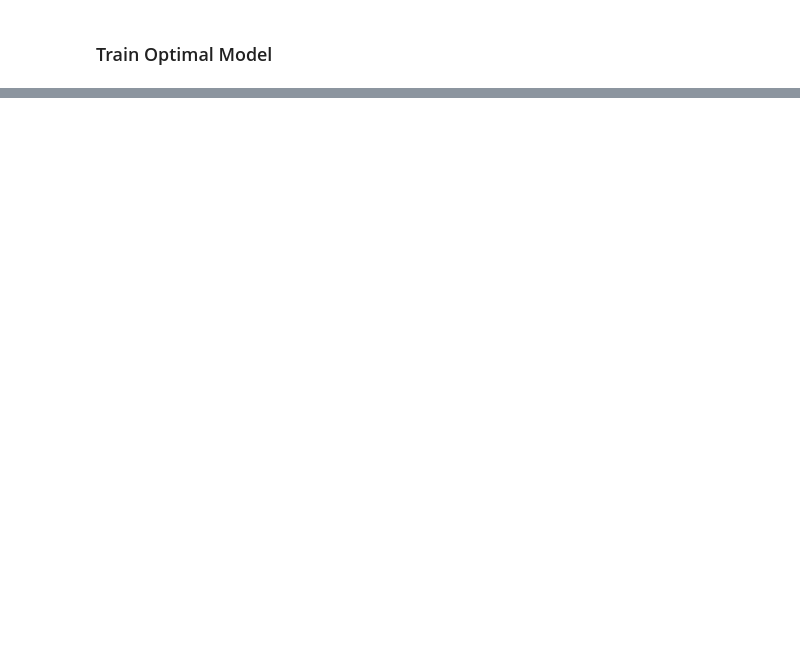
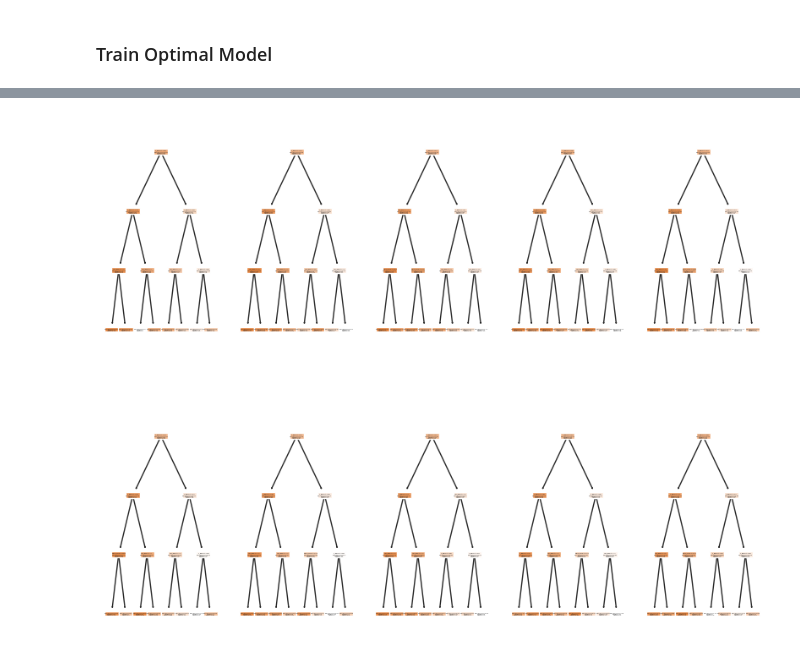
Before and after one commit to anly501/anly-501-project-5cminsuhlim, a Jupyter notebook: codes/04-random-forests/rf_classification.ipynb, the cells around one changed output, grey strips where cells are left out. Saved outputs shown, nothing was run; the diff lists cells and outputs as text; code cells hidden in the pictures; blank space fills up the shorter version.

```diff
--- a/codes/04-random-forests/rf_classification.ipynb
+++ b/codes/04-random-forests/rf_classification.ipynb
@@ -186,15 +186,3 @@ from sklearn import tree
 
 regr = RandomForestRegressor(random_state=1234, criterion='absolute_error')
 model = regr.fit(x_train, y_train)
-# %%
-## ref: https://stackoverflow.com/questions/40155128/plot-trees-for-a-random-forest-in-python-with-scikit-learn
-from sklearn import tree
-
-def plot_tree(model, X, Y):
-    fig, ax = plt.subplots(nrows=1, ncols=5, figsize=(10,2), dpi=900)
-    for index in range(0, 5):
-        tree.plot_tree(model.estimators_[index],
-                    feature_names=X.columns,
-                    filled=True,
-                    ax=ax[index])
-        ax[index].set_title('Estimator: ' + str(index), fontsize=11)
@@ -328,0 +309,19 @@ plot_tree(model, X, Y)
+# %%
+# VISUALIZE 5 TREES
+regr = RandomForestRegressor(random_state=1234, max_depth=3, n_estimators=10)
+model = regr.fit(x_train, y_train)
+
+## ref: https://stackoverflow.com/questions/40155128/plot-trees-for-a-random-forest-in-python-with-scikit-learn
+def plot_tree(model, X, Y):
+    row=2
+    col=5
+    fig = plt.figure(figsize=(10,8))
+    for index in range(0, 10):
+        fig.add_subplot(row, col, index + 1)
+        a = tree.plot_tree(model.estimators_[index],
+                    feature_names=X.columns,
+                    filled=True)
+
+plot_tree(model, X, Y)
+# %% [output]
+[figure, added]
```
Also changed, not shown: parts of 13 cells of this notebook.
